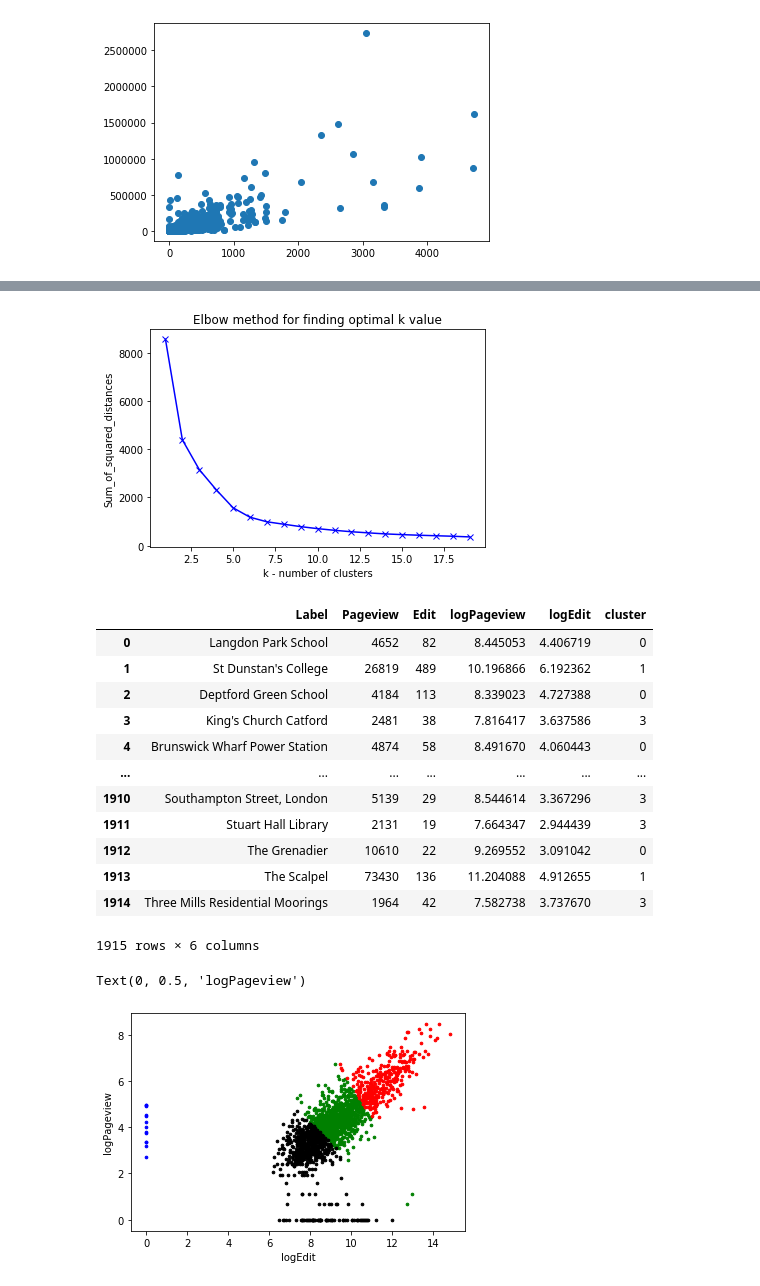
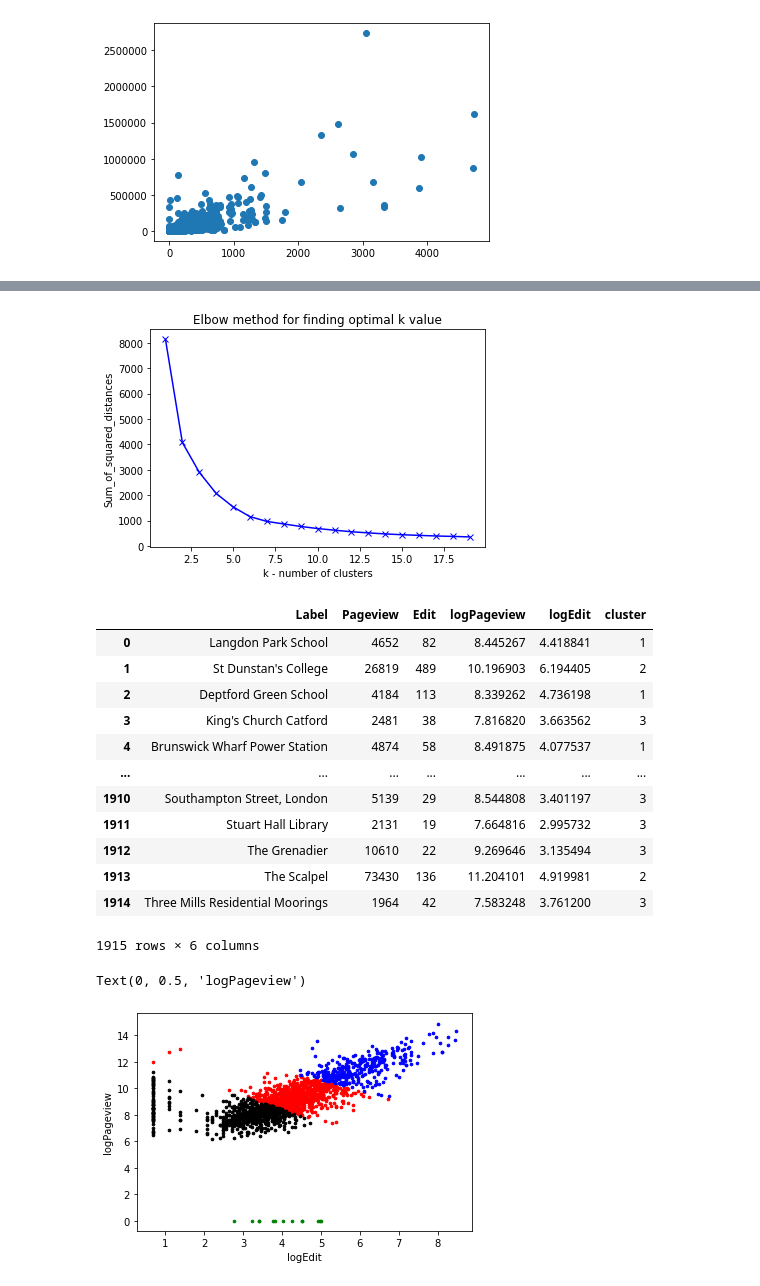
Before and after one commit to oskar8991/WikiKMeansClustering, a Jupyter notebook: k-means-V2.ipynb, the cells around one changed output, grey strips where cells are left out. Drawn from its saved outputs; the diff is of its cells as text; code cells hidden in the pictures.

```diff
--- a/k-means-V2.ipynb
+++ b/k-means-V2.ipynb
@@ -20,7 +20,7 @@ plt.scatter(df['Edit'], df['Pageview'])
 <matplotlib.collections.PathCollection at 0x...>
 [figure]
 # %%
-df['logPageview'] = df['Pageview'].apply(lambda x: 0 if x == 0 else np.log(x))
-df['logEdit'] = df['Edit'].apply(lambda x: 0 if x == 0 else np.log(x))
+df['logPageview'] = (df['Pageview']+1).apply(lambda x: np.log(x))
+df['logEdit'] = (df['Edit']+1).apply(lambda x: np.log(x))
 df
 # %% [output]
@@ -53,7 +53,7 @@ plt.ylabel('Sum_of_squared_distances')
 plt.title('Elbow method for finding optimal k value')
 plt.show()
 # %% [output]
-[figure, old version]
+[figure, new version]
 # %%
 # Optimal k-value = 4 when plotting with logPageview and logEdit (same result is obtained when doing WSS
 # on scaled 0-1 Pageview and Edit)
@@ -66,33 +66,33 @@ df['cluster'] = y_predicted
 df
 # %% [output]
 |  | Label | Pageview | Edit | logPageview | logEdit | cluster |
-| 0 | Langdon Park School | 4652 | 82 | 8.445053 | 4.406719 | 0 |
-| 1 | St Dunstan's College | 26819 | 489 | 10.196866 | 6.192362 | 1 |
-| 2 | Deptford Green School | 4184 | 113 | 8.339023 | 4.727388 | 0 |
-| 3 | King's Church Catford | 2481 | 38 | 7.816417 | 3.637586 | 3 |
-| 4 | Brunswick Wharf Power Station | 4874 | 58 | 8.491670 | 4.060443 | 0 |
+| 0 | Langdon Park School | 4652 | 82 | 8.445267 | 4.418841 | 1 |
+| 1 | St Dunstan's College | 26819 | 489 | 10.196903 | 6.194405 | 2 |
+| 2 | Deptford Green School | 4184 | 113 | 8.339262 | 4.736198 | 1 |
+| 3 | King's Church Catford | 2481 | 38 | 7.816820 | 3.663562 | 3 |
+| 4 | Brunswick Wharf Power Station | 4874 | 58 | 8.491875 | 4.077537 | 1 |
 | ... | ... | ... | ... | ... | ... | ... |
-| 1910 | Southampton Street, London | 5139 | 29 | 8.544614 | 3.367296 | 3 |
-| 1911 | Stuart Hall Library | 2131 | 19 | 7.664347 | 2.944439 | 3 |
-| 1912 | The Grenadier | 10610 | 22 | 9.269552 | 3.091042 | 0 |
-| 1913 | The Scalpel | 73430 | 136 | 11.204088 | 4.912655 | 1 |
-| 1914 | Three Mills Residential Moorings | 1964 | 42 | 7.582738 | 3.737670 | 3 |
+| 1910 | Southampton Street, London | 5139 | 29 | 8.544808 | 3.401197 | 3 |
+| 1911 | Stuart Hall Library | 2131 | 19 | 7.664816 | 2.995732 | 3 |
+| 1912 | The Grenadier | 10610 | 22 | 9.269646 | 3.135494 | 3 |
+| 1913 | The Scalpel | 73430 | 136 | 11.204101 | 4.919981 | 2 |
+| 1914 | Three Mills Residential Moorings | 1964 | 42 | 7.583248 | 3.761200 | 3 |
 1915 rows × 6 columns
 # %%
 df1 = df[df.cluster==0]
 df2 = df[df.cluster==1]
 df3 = df[df.cluster==2]
 df4 = df[df.cluster==3]
 
-plt.scatter(df1.logPageview, df1['logEdit'], color='green', s=7)
-plt.scatter(df2.logPageview, df2['logEdit'], color='red', s=7)
-plt.scatter(df3.logPageview, df3['logEdit'], color='blue', s=7)
-plt.scatter(df4.logPageview, df4['logEdit'], color='black', s=7)
+plt.scatter(df1.logEdit, df1['logPageview'], color='green', s=7)
+plt.scatter(df2.logEdit, df2['logPageview'], color='red', s=7)
+plt.scatter(df3.logEdit, df3['logPageview'], color='blue', s=7)
+plt.scatter(df4.logEdit, df4['logPageview'], color='black', s=7)
 
 plt.xlabel('logEdit')
 plt.ylabel('logPageview')
 ##removed 'London' from dataset w/ pageview=9864764 edit=524 in excel
 ##anomalous point, 'london' itself as a page is not what we are targeting.
 # %% [output]
 Text(0, 0.5, 'logPageview')
-[figure, old version]
+[figure, new version]
```
Also changed, not shown: parts of 3 cells of this notebook.
